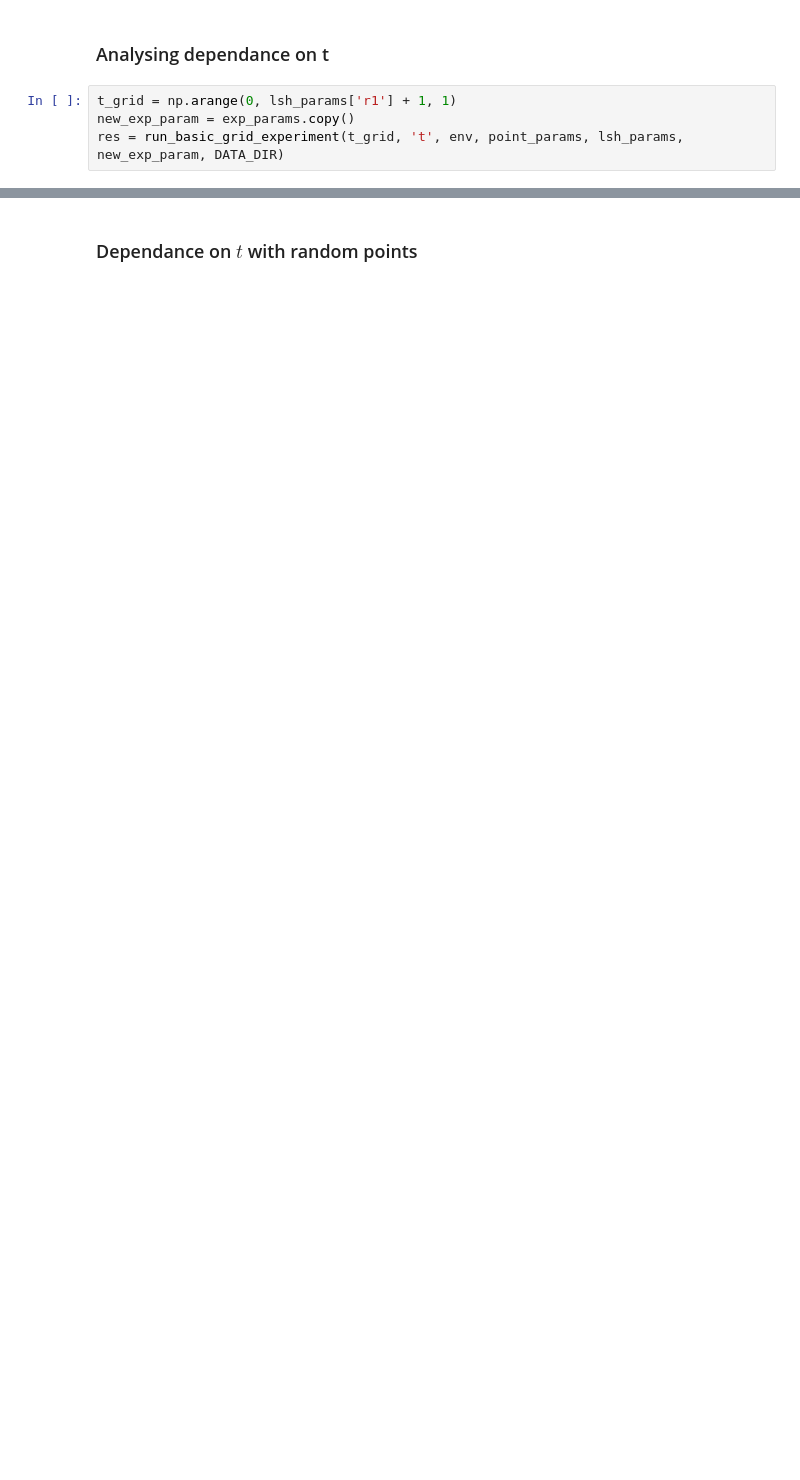
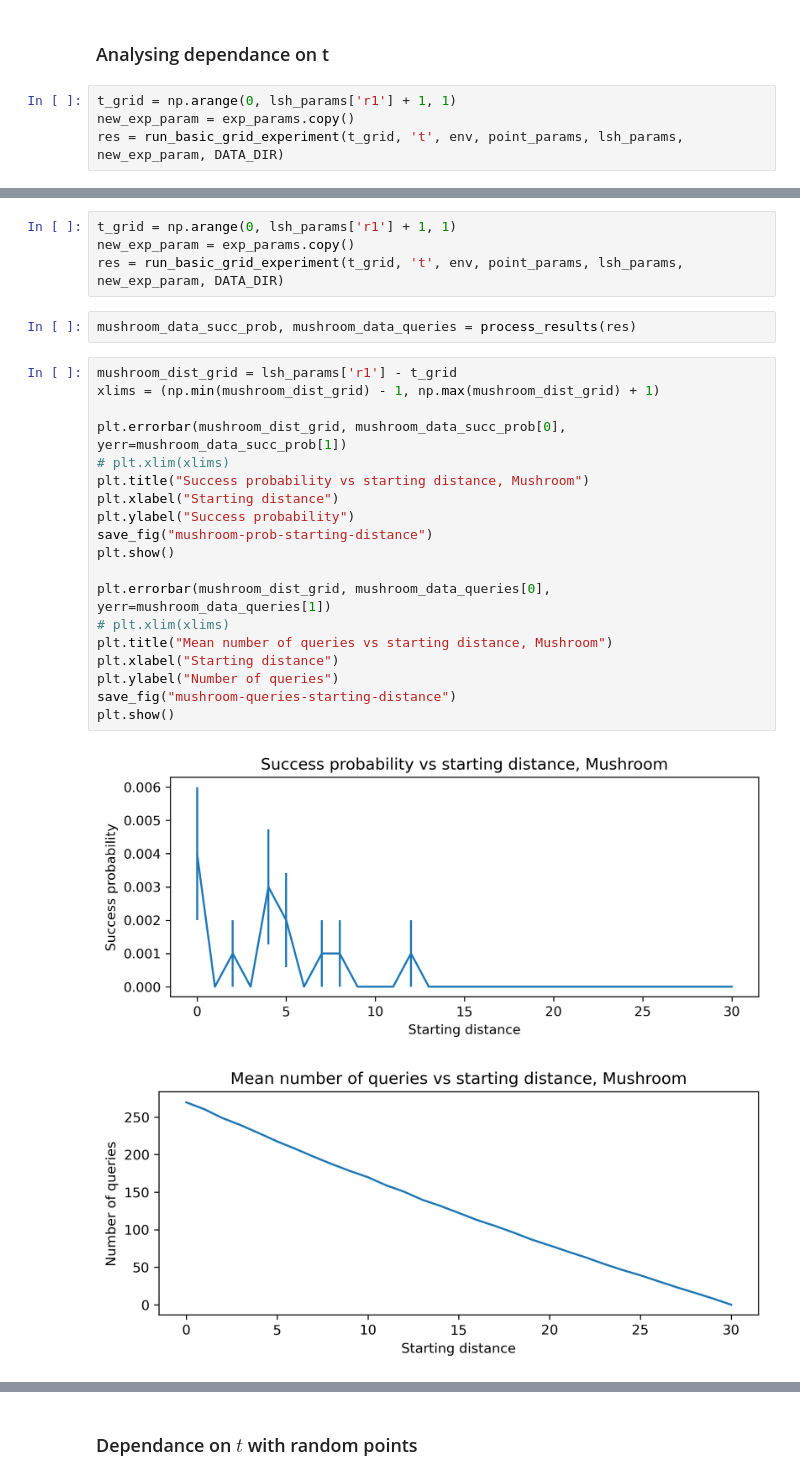
Before and after one commit to makarov-mv/lsh-adversary, a Jupyter notebook: Experiments.ipynb, the cells around one changed output, grey strips where cells are left out. Drawn from its saved outputs; the diff is of its cells as text; blank space fills up the shorter version.

```diff
--- a/Experiments.ipynb
+++ b/Experiments.ipynb
@@ -115,0 +223,28 @@ plt.show()
+# %%
+t_grid = np.arange(0, lsh_params['r1'] + 1, 1)
+new_exp_param = exp_params.copy()
+res = run_basic_grid_experiment(t_grid, 't', env, point_params, lsh_params, new_exp_param, DATA_DIR)
+# %%
+mushroom_data_succ_prob, mushroom_data_queries = process_results(res)
+# %%
+mushroom_dist_grid = lsh_params['r1'] - t_grid
+xlims = (np.min(mushroom_dist_grid) - 1, np.max(mushroom_dist_grid) + 1)
+
+plt.errorbar(mushroom_dist_grid, mushroom_data_succ_prob[0], yerr=mushroom_data_succ_prob[1])
+# plt.xlim(xlims)
+plt.title("Success probability vs starting distance, Mushroom")
+plt.xlabel("Starting distance")
+plt.ylabel("Success probability")
+save_fig("mushroom-prob-starting-distance")
+plt.show()
+
+plt.errorbar(mushroom_dist_grid, mushroom_data_queries[0], yerr=mushroom_data_queries[1])
+# plt.xlim(xlims)
+plt.title("Mean number of queries vs starting distance, Mushroom")
+plt.xlabel("Starting distance")
+plt.ylabel("Number of queries")
+save_fig("mushroom-queries-starting-distance")
+plt.show()
+# %% [output]
+[figure, added]
+[figure, added]
```
Also changed, not shown: parts of 62 cells of this notebook, 22 other files.
